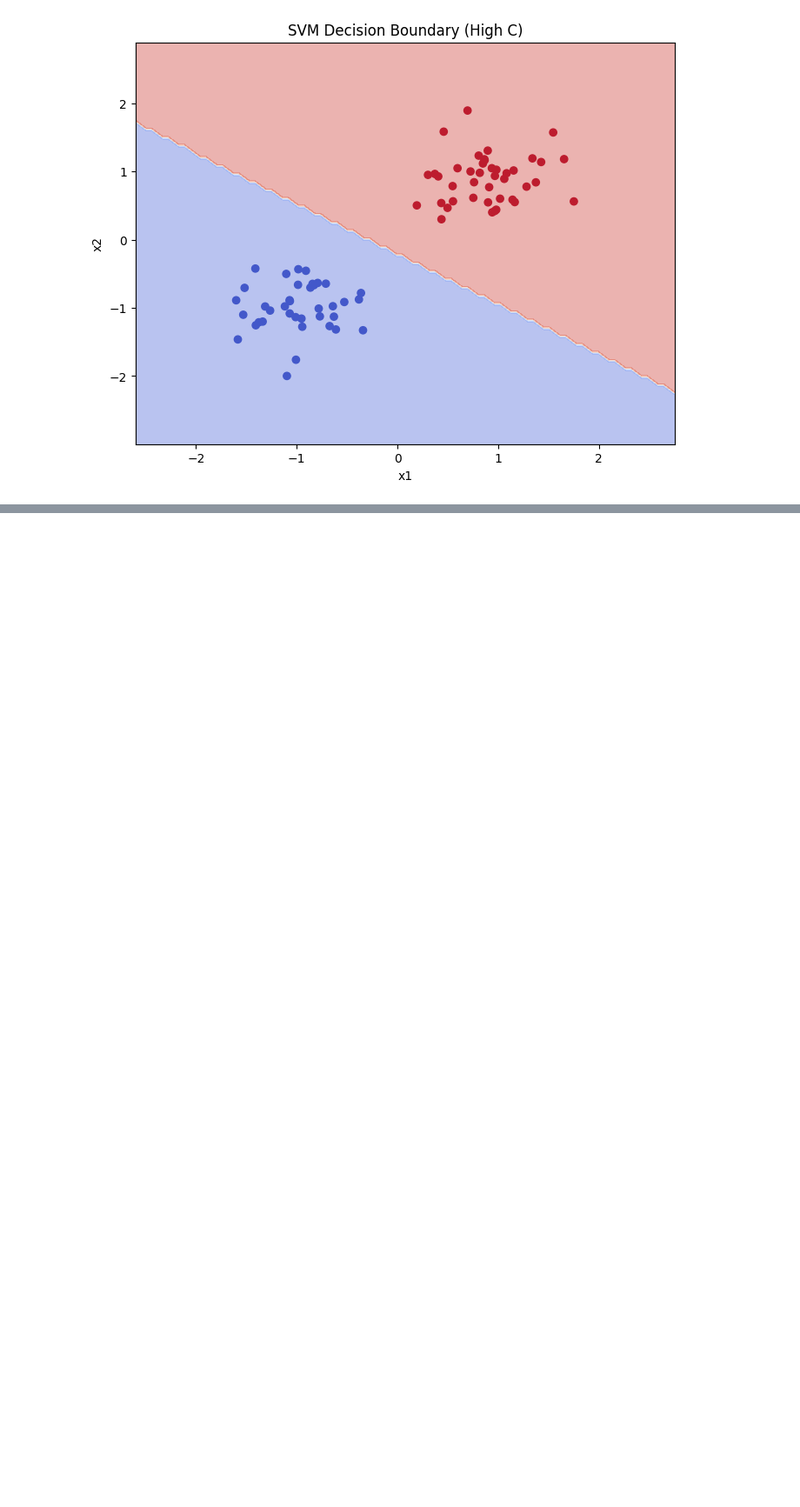
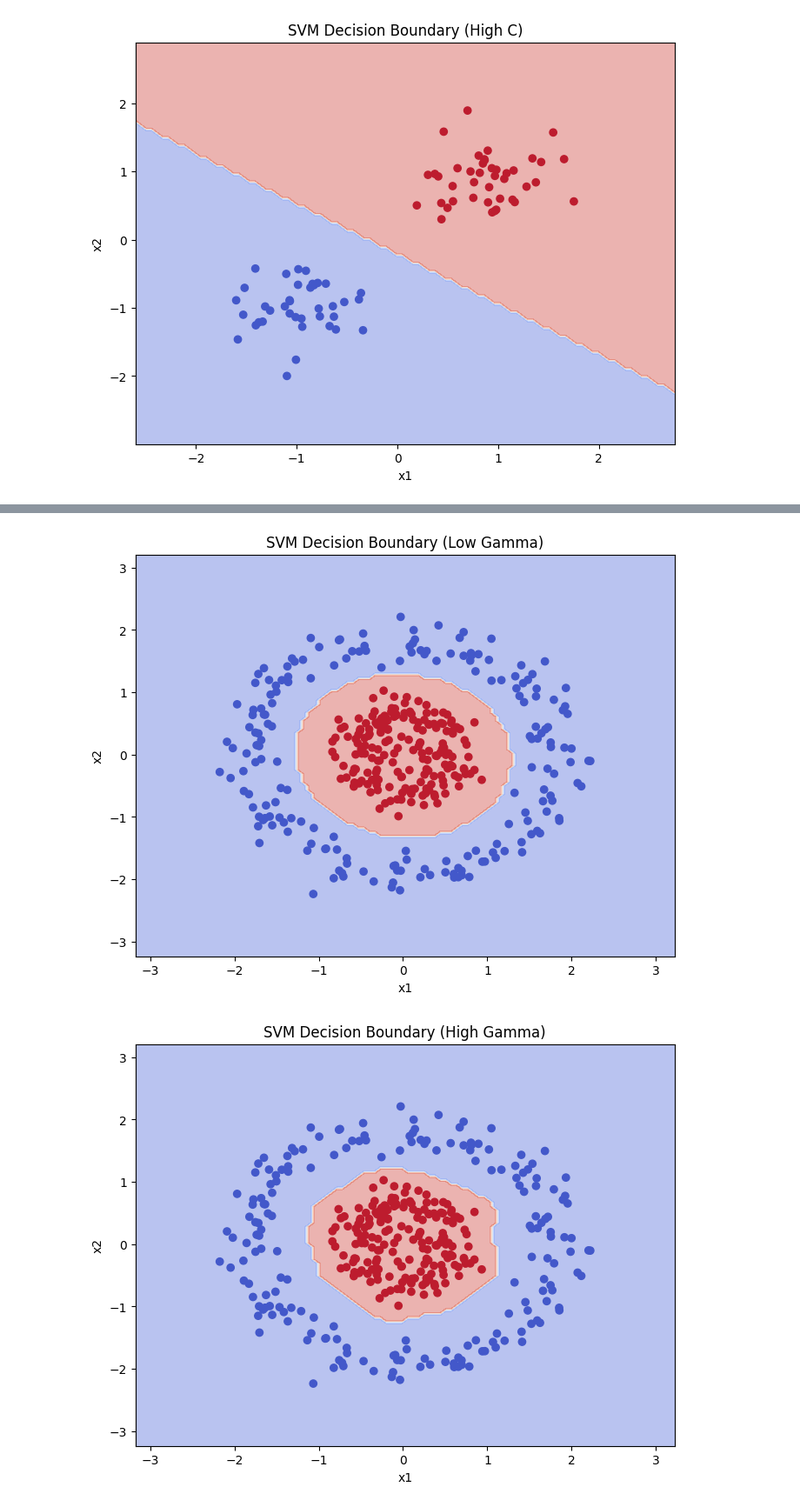
Before and after one commit to avikumart/DA-DS-Questions, a Jupyter notebook: ML_coding/Ml_coding_and_interviewn_practice.ipynb, the cells around one changed output, grey strips where cells are left out. Shown at 87% size. Saved outputs shown, nothing was run; the diff lists cells and outputs as text; code cells hidden in the pictures; blank space fills up the shorter version.

```diff
--- a/ML_coding/Ml_coding_and_interviewn_practice.ipynb
+++ b/ML_coding/Ml_coding_and_interviewn_practice.ipynb
@@ -1488,0 +1489,15 @@ Accuracy (RBF): 1.0
+# %%
+# svm for the low and high gamma
+svm_gamma_low = SVC(kernel='rbf', gamma=0.1)
+svm_gamma_high = SVC(kernel='rbf', gamma=10)
+
+
+svm_gamma_low.fit(X_train_nl, y_train_nl)
+svm_gamma_high.fit(X_train_nl, y_train_nl)
+
+# plot the chart for the both the models
+plot_decision_boundary(X_train_nl, y_train_nl, svm_gamma_low, "SVM Decision Boundary (Low Gamma)")
+plot_decision_boundary(X_train_nl, y_train_nl, svm_gamma_high, "SVM Decision Boundary (High Gamma)")
+# %% [output]
+[figure, added]
+[figure, added]
```
Also changed, not shown: parts of 17 cells of this notebook.
